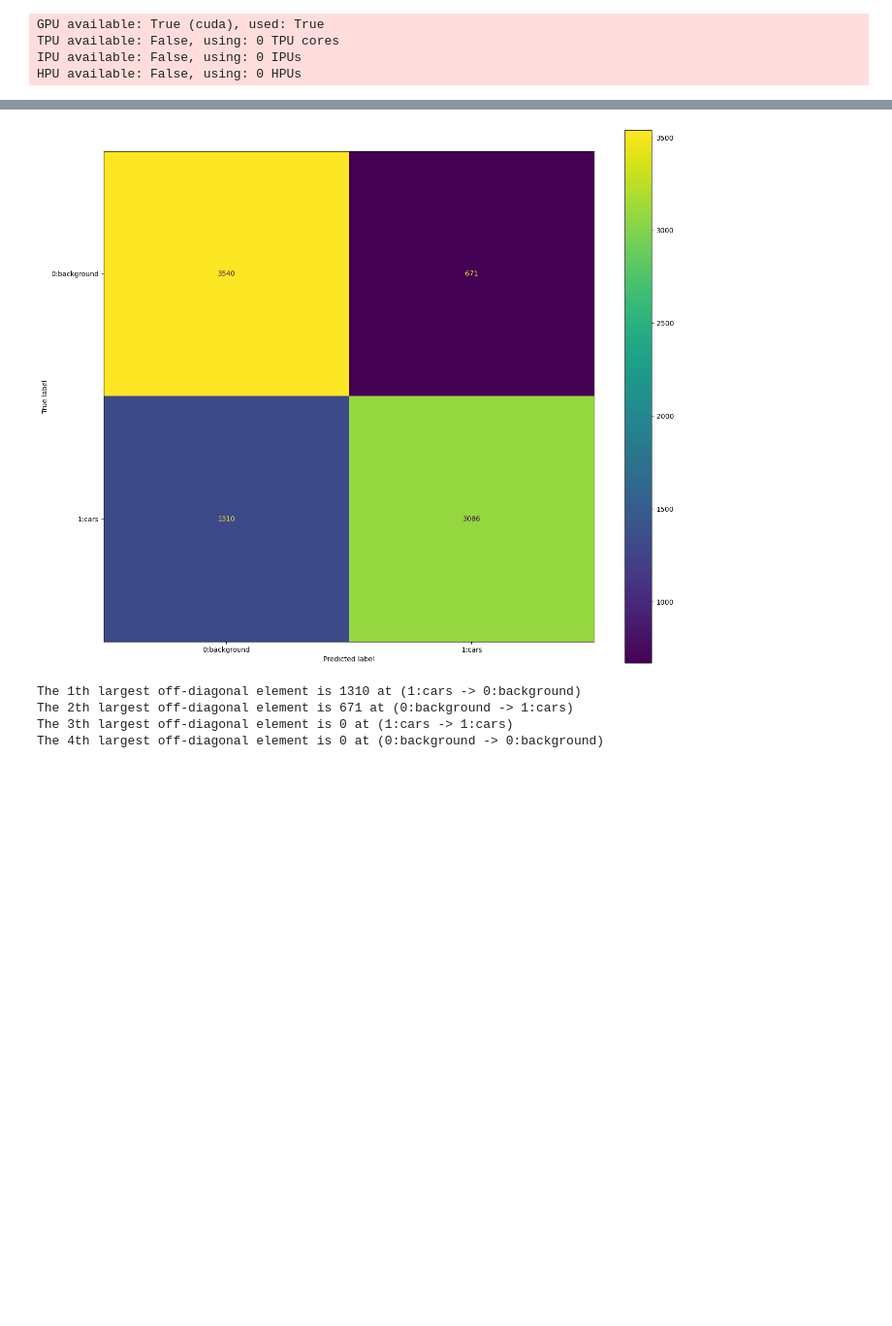
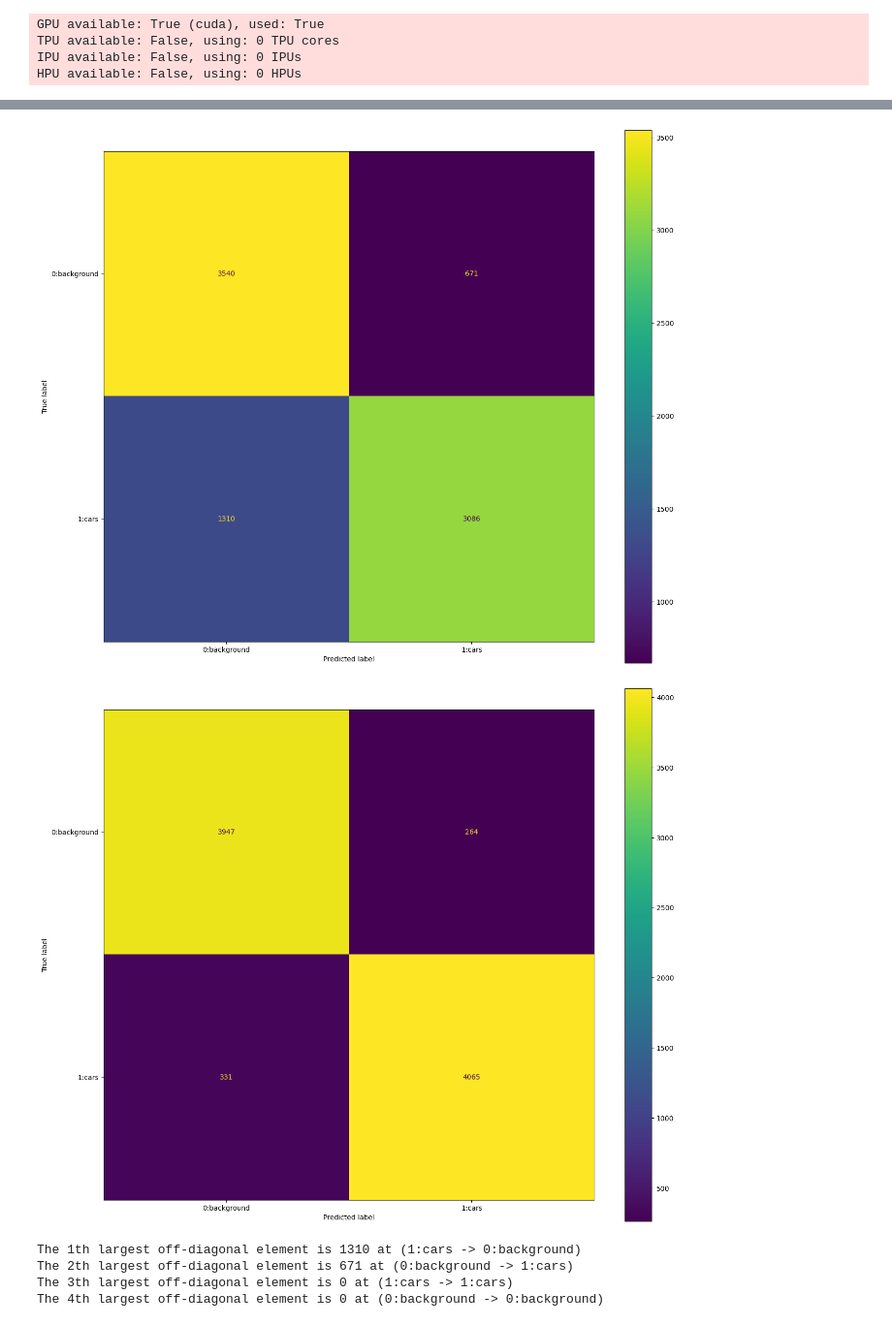
Before and after one commit to hesamaraghi/DGCNN_CV_format, a Jupyter notebook: test_loading.ipynb, the cells around one changed output, grey strips where cells are left out. Shown at 97% size. Saved outputs shown, nothing was run; the diff lists cells and outputs as text; code cells hidden in the pictures; blank space fills up the shorter version.

```diff
--- a/test_loading.ipynb
+++ b/test_loading.ipynb
@@ -182,6 +164,5 @@ runner = Runner.load_from_checkpoint(osp.join(artifact_dir,"model.ckpt"), cfg=cf
 # %%
 trainer = pl.Trainer(
-    max_epochs=cfg.train.epochs,
     enable_progress_bar=True,
     # Use DDP training by default, even for CPU training
     # strategy="ddp_notebook",
@@ -206,0 +177,4 @@ LOCAL_RANK: 0 - CUDA_VISIBLE_DEVICES: [0]
+# %%
+for runner in runners:
+    print(runner.cfg.model)
+    trainer.test(runner, datamodule=gdm)
@@ -258,0 +254,2 @@ tensor(0.7698, device='cuda:0')
+# %%
+CM_outputs = [compute_confusion_matrix(runner,gdm) for runner in runners]
@@ -259,11 +259,8 @@ tensor(0.7698, device='cuda:0')
 # %%
-preds_ = torch.cat(preds,dim=0) #.permute(0,2,1)
-targets_ = torch.cat(targets,dim=0)
-metrics = torchmetrics.classification.MulticlassConfusionMatrix(num_classes=cfg.dataset.num_classes)
-metrics.update(preds_, targets_)
-confusion_matrix_computed = metrics.compute().detach().cpu().numpy().astype(int)
-disp = ConfusionMatrixDisplay(confusion_matrix=confusion_matrix_computed, display_labels = [f'{i}:{c}' for i,c in enumerate(ds.categories)])
-fig, axs = plt.subplots(1, 1, figsize=(16,14))
-disp.plot(ax=axs)
+for i,CM_output in enumerate(CM_outputs):
+    print(cfgs[i].model)
+    disp = ConfusionMatrixDisplay(confusion_matrix=CM_output[0], display_labels = [f'{i}:{c}' for i,c in enumerate(ds.categories)])
+    fig, axs = plt.subplots(1, 1, figsize=(16,14))
+    disp.plot(ax=axs)
 plt.show()
 # %% [output]
@@ -270,4 +269,5 @@ plt.show()
 [figure]
+[figure, added]
 # %%
 off_zero = confusion_matrix_computed - np.diag(np.diag(confusion_matrix_computed))
 gg =  np.unravel_index(np.argsort(off_zero, axis=None), off_zero.shape)
```
Also changed, not shown: parts of 17 cells of this notebook.
